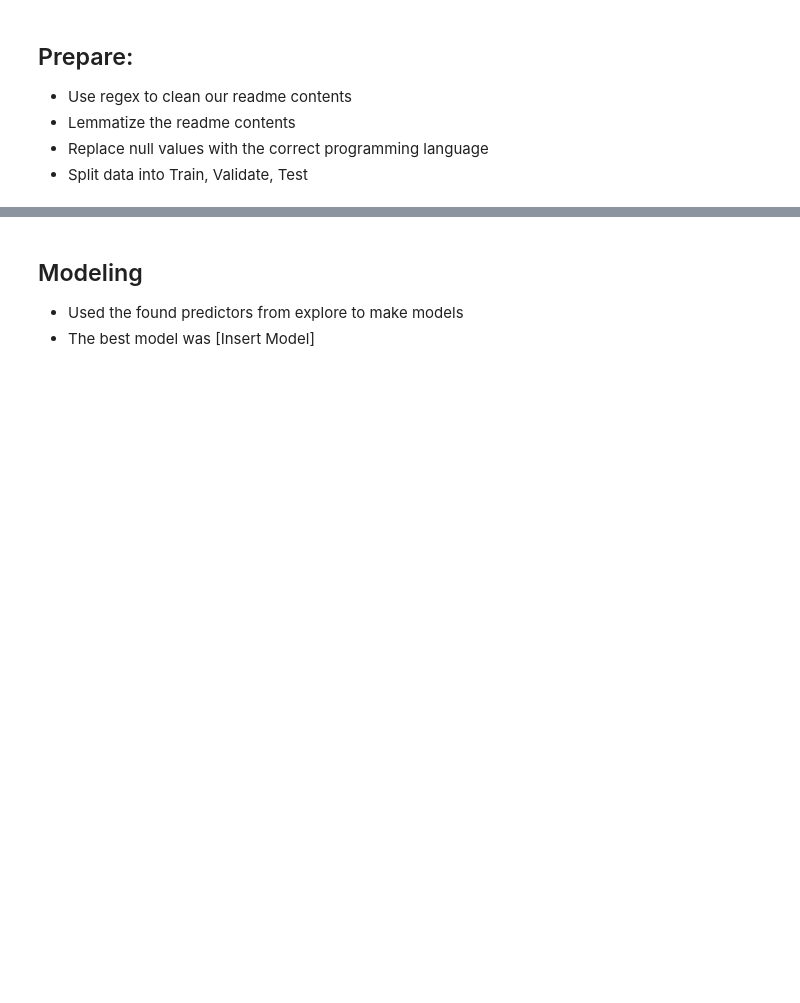
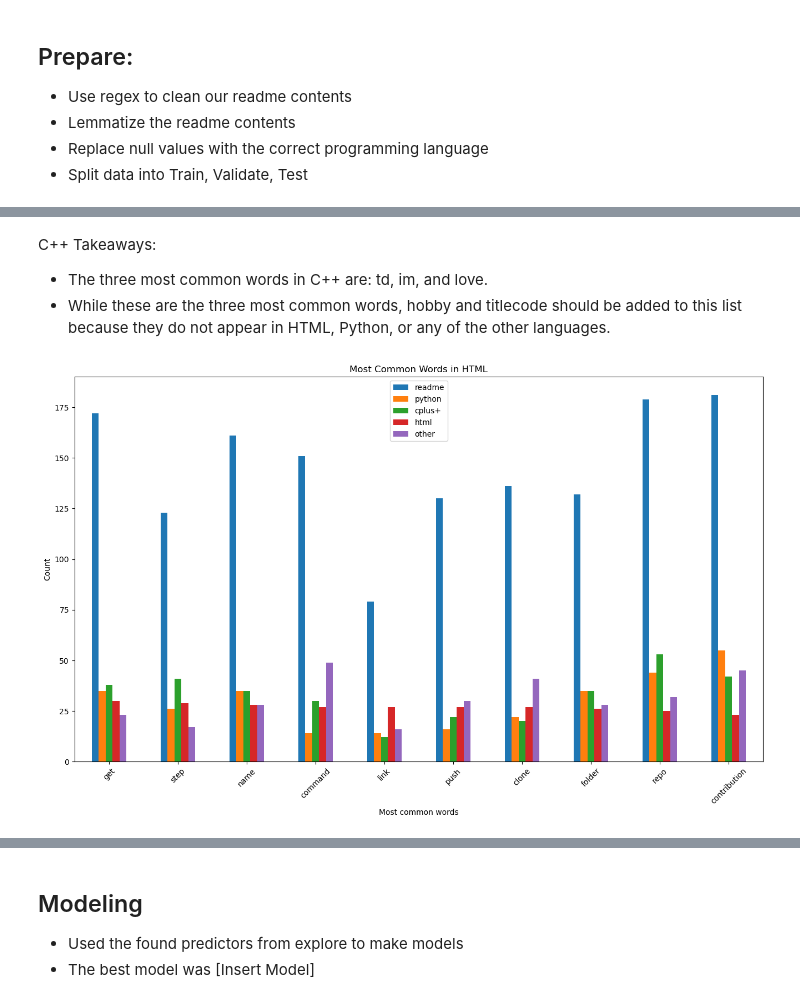
Before and after one commit to nlp-project-noether/nlp-project, a Jupyter notebook: final_report.ipynb, the cells around one changed output, grey strips where cells are left out. Saved outputs shown, nothing was run; the diff lists cells and outputs as text; code cells hidden in the pictures; blank space fills up the shorter version.

```diff
--- a/final_report.ipynb
+++ b/final_report.ipynb
@@ -47,0 +120,8 @@ from sklearn.metrics import classification_report, accuracy_score
+# %% [markdown]
+C++ Takeaways:
+- The three most common words in C++ are: td, im, and love.
+- While these are the three most common words, hobby and titlecode should be added to this list because they do not appear in HTML, Python, or any of the other languages.
+# %%
+e.html_vis(word_freq)
+# %% [output]
+[figure, added]
```
Also changed, not shown: parts of 20 cells of this notebook, 3 other files.
